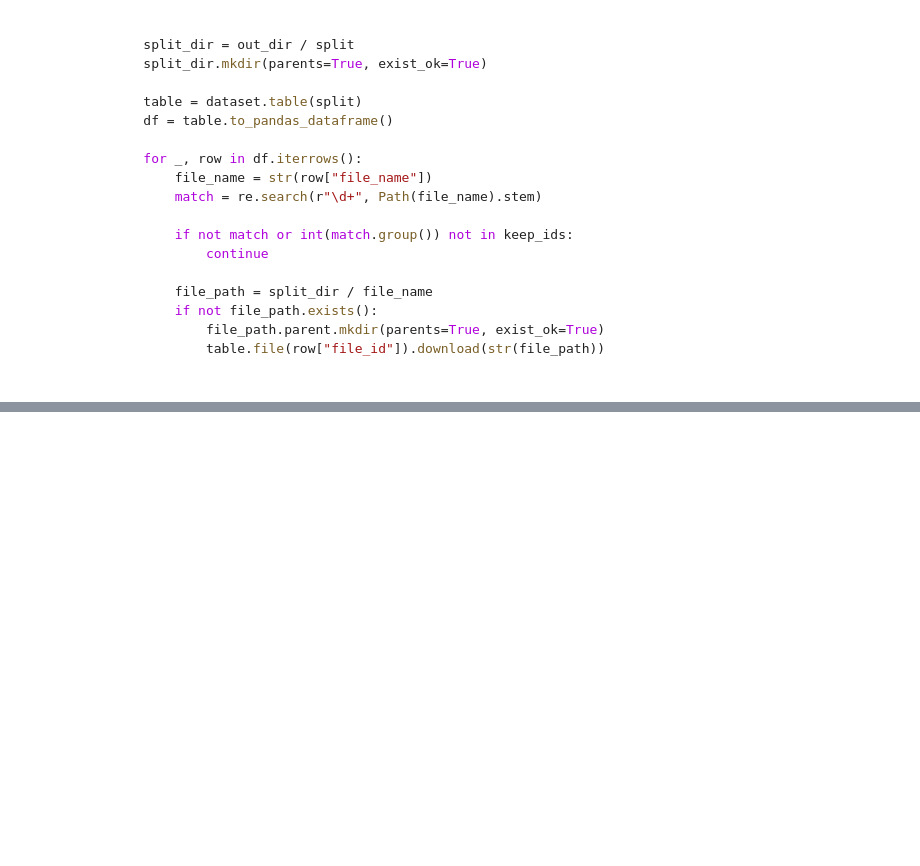
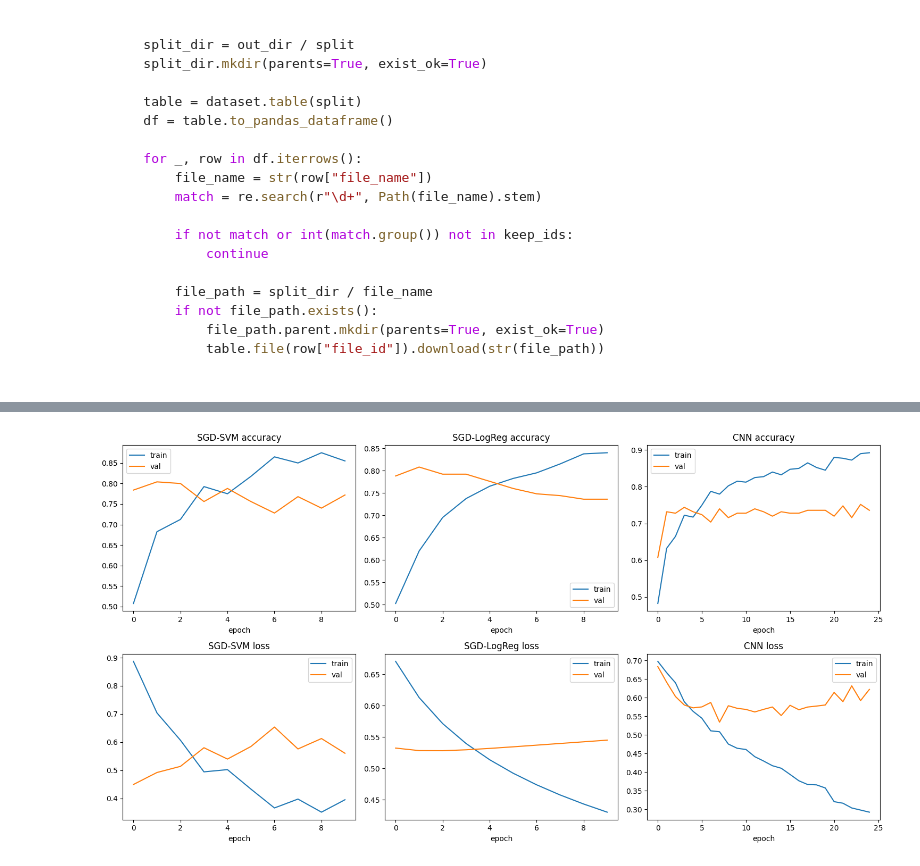
Before and after one commit to neelkapoor0/ACLInjuryDetection, a Jupyter notebook: main.ipynb, the cells around one changed output, grey strips where cells are left out. Saved outputs shown, nothing was run; the diff lists cells and outputs as text; code cells hidden in the pictures; blank space fills up the shorter version.

```diff
--- a/main.ipynb
+++ b/main.ipynb
@@ -452,0 +275,78 @@ SGD-LogReg  0.605042   0.555556 0.648148  0.598291
+# %%
+#Training
+
+EPOCHS = 25
+SGD_EPOCHS = 10
+LEARNING_RATE = 1e-4
+SGD_LEARNING_RATE = 0.01
+
+X_images_train = np.clip(X_images_train, 0.0, 1.0)
+X_images_val = np.clip(X_images_val, 0.0, 1.0)
+
+class_counts = Counter(y_images_train.tolist())
+classes = np.array(sorted(class_counts.keys()))
+total = sum(class_counts.values())
+class_weight_dict = {
+    int(c): total / (len(classes) * class_counts[int(c)])
+    for c in classes
+}
+sample_weight_train = np.array([class_weight_dict[int(y)] for y in y_images_train], dtype=np.float32)
+print("Class weights:", class_weight_dict)
+
+sgd_svm = build_svm(learning_rate=SGD_LEARNING_RATE)
+svm_history = {"acc": [], "val_acc": [], "loss": [], "val_loss": []}
+for _ in range(SGD_EPOCHS):
+    sgd_svm.partial_fit(
+        X_hog_train, y_images_train, classes=np.array([0, 1]), sample_weight=sample_weight_train,
+    )
+    svm_history["acc"].append(accuracy_score(y_images_train, sgd_svm.predict(X_hog_train)))
+    svm_history["val_acc"].append(accuracy_score(y_images_val, sgd_svm.predict(X_hog_test)))
+    svm_history["loss"].append(hinge_loss(y_images_train, sgd_svm.decision_function(X_hog_train)))
+    svm_history["val_loss"].append(hinge_loss(y_images_val, sgd_svm.decision_function(X_hog_test)))
+
+sgd_logr = build_logr(learning_rate=SGD_LEARNING_RATE)
+logr_history = {"acc": [], "val_acc": [], "loss": [], "val_loss": []}
+for _ in range(SGD_EPOCHS):
+    sgd_logr.partial_fit(
+        X_hog_train, y_images_train, classes=np.array([0, 1]), sample_weight=sample_weight_train,
+    )
+    logr_history["acc"].append(accuracy_score(y_images_train, sgd_logr.predict(X_hog_train)))
+    logr_history["val_acc"].append(accuracy_score(y_images_val, sgd_logr.predict(X_hog_test)))
+    logr_history["loss"].append(log_loss(y_images_train, sgd_logr.predict_proba(X_hog_train)))
+    logr_history["val_loss"].append(log_loss(y_images_val, sgd_logr.predict_proba(X_hog_test)))
+
+model = build_cnn(X_images_train.shape[1:], learning_rate=LEARNING_RATE)
+print("\nTraining CNN...")
+cnn_history = model.fit(
+    X_images_train,
+    y_images_train,
+    epochs=EPOCHS,
+    batch_size=16,
+    validation_data=(X_images_val, y_images_val),
+    verbose=2,
+    class_weight=class_weight_dict,
+)
+
+curve_specs = [
+    ("SGD-SVM", svm_history["acc"], svm_history["val_acc"], svm_history["loss"], svm_history["val_loss"]),
+    ("SGD-LogReg", logr_history["acc"], logr_history["val_acc"], logr_history["loss"], logr_history["val_loss"]),
+    ("CNN", cnn_history.history["accuracy"], cnn_history.history["val_accuracy"], cnn_history.history["loss"], cnn_history.history["val_loss"]),
+]
+
+fig, axes = plt.subplots(2, 3, figsize=(15, 8))
+for col, (name, acc, val_acc, loss, val_loss) in enumerate(curve_specs):
+    axes[0, col].plot(acc, label="train")
+    axes[0, col].plot(val_acc, label="val")
+    axes[0, col].set_title(f"{name} accuracy")
+    axes[0, col].set_xlabel("epoch")
+    axes[0, col].legend()
+
+    axes[1, col].plot(loss, label="train")
+    axes[1, col].plot(val_loss, label="val")
+    axes[1, col].set_title(f"{name} loss")
+    axes[1, col].set_xlabel("epoch")
+    axes[1, col].legend()
+
+plt.tight_layout()
+plt.show()
+# %% [output]
@@ -452,0 +370 @@ SGD-LogReg  0.605042   0.555556 0.648148  0.598291
+[figure, added]
```
Also changed, not shown: parts of 8 cells of this notebook, 2 other files.
